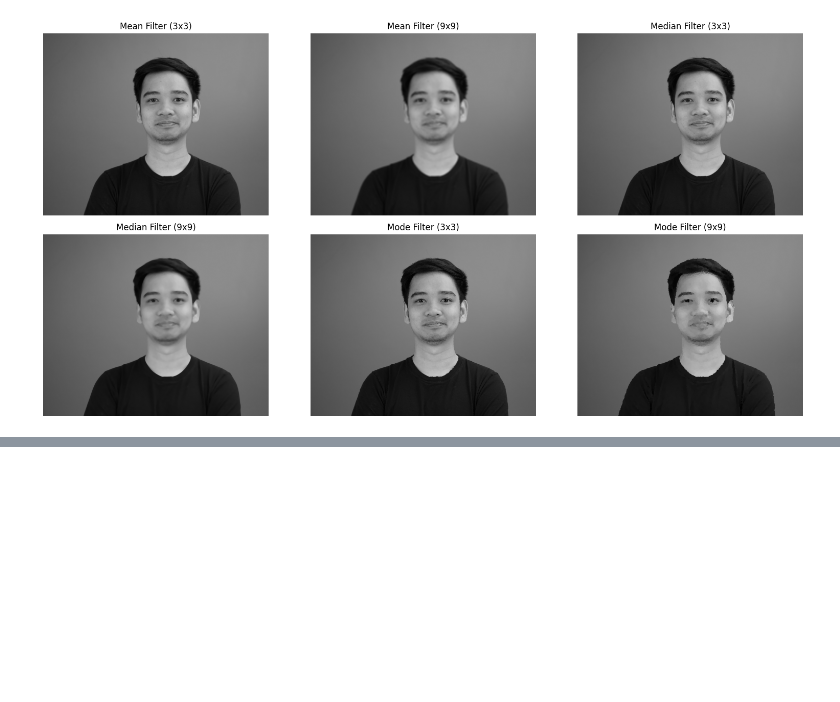
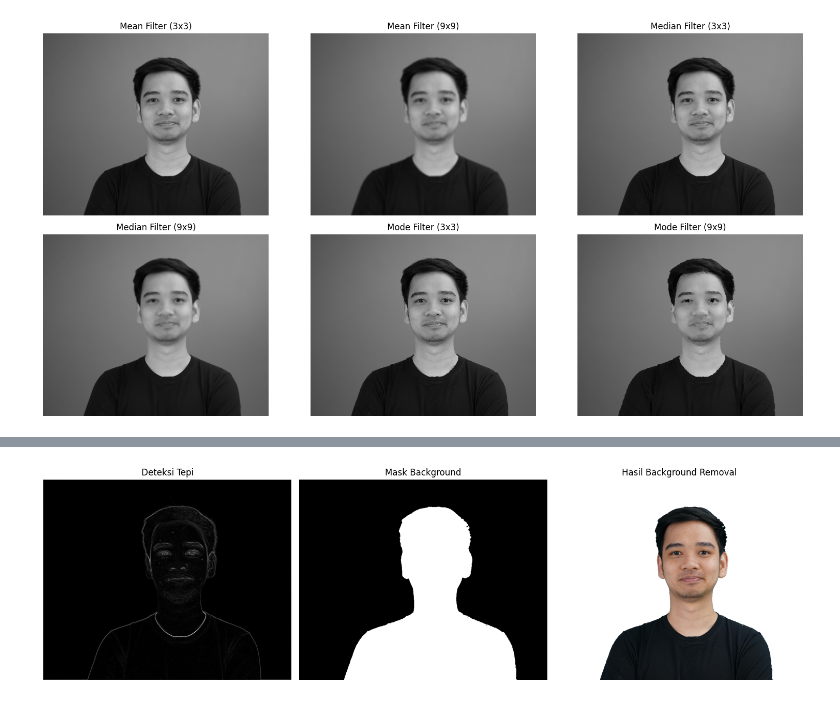
Before and after one commit to praktikum-pcd-2026/jurnal-modul-3-RifdahAsyliyah, a Jupyter notebook: jurnalMod3.ipynb, the cells around one changed output, grey strips where cells are left out. Drawn from its saved outputs; the diff is of its cells as text; code cells hidden in the pictures; blank space fills up the shorter version.

```diff
--- a/jurnalMod3.ipynb
+++ b/jurnalMod3.ipynb
@@ -82,7 +82,7 @@ def filter(img, size, mode):
 
         case _:
             raise ValueError("Mode harus 'mean', 'median', atau 'modus'.")
-    return np.clip(canvas, 0, 255).astype(np.uint8)
+    return np.clip(canvas).astype(np.uint8)
 # %%
 def convolution(img, kernel):
     size = kernel.shape[0]
@@ -429,0 +528,67 @@ plt.axis('off')
+# %%
+david = cv2.imread('david.jpg')
+david_gray = cv2.cvtColor(david, cv2.COLOR_BGR2GRAY)
+h, w, c = david.shape
+img_rgb = np.zeros((h, w, 3), dtype=np.uint8)
+
+for i in range(h):
+    for j in range(w):
+        img_rgb[i, j, 0] = david[i, j, 2]
+        img_rgb[i, j, 1] = david[i, j, 1]
+        img_rgb[i, j, 2] = david[i, j, 0]
+
+tepi_david = edge(david_gray, kernelPrewittX, kernelPrewittY)
+
+mask_kasar = np.zeros((h, w), dtype=np.uint8)
+
+for i in range(h):
+    for j in range(w):
+        r = int(img_rgb[i, j, 0])
+        g = int(img_rgb[i, j, 1])
+        b = int(img_rgb[i, j, 2])
+
+        if g > (r + 20) and b > (r + 20):
+            mask_kasar[i, j] = 0
+        else:
+            mask_kasar[i, j] = 255
+
+
+mask_bersih = filter(mask_kasar, 3, 'median')
+
+david_final = np.zeros((h, w, 3), dtype=np.uint8)
+
+for i in range(h):
+    for j in range(w):
+        if mask_bersih[i, j] == 0:
+
+            david_final[i, j, 0] = 255
+            david_final[i, j, 1] = 255
+            david_final[i, j, 2] = 255
+        else:
+
+            david_final[i, j, 0] = img_rgb[i, j, 0]
+            david_final[i, j, 1] = img_rgb[i, j, 1]
+            david_final[i, j, 2] = img_rgb[i, j, 2]
+
+
+plt.figure(figsize=(15, 5))
+
+plt.subplot(1, 3, 1)
+plt.imshow(tepi_david, cmap='gray')
+plt.title('Deteksi Tepi')
+plt.axis('off')
+
+plt.subplot(1, 3, 2)
+plt.imshow(mask_bersih, cmap='gray')
+plt.title('Mask Background')
+plt.axis('off')
+
+plt.subplot(1, 3, 3)
+plt.imshow(david_final)
+plt.title('Hasil Background Removal')
+plt.axis('off')
+
+plt.tight_layout()
+plt.show()
+# %% [output]
+[figure, added]
```
Also changed, not shown: parts of 3 cells of this notebook.
